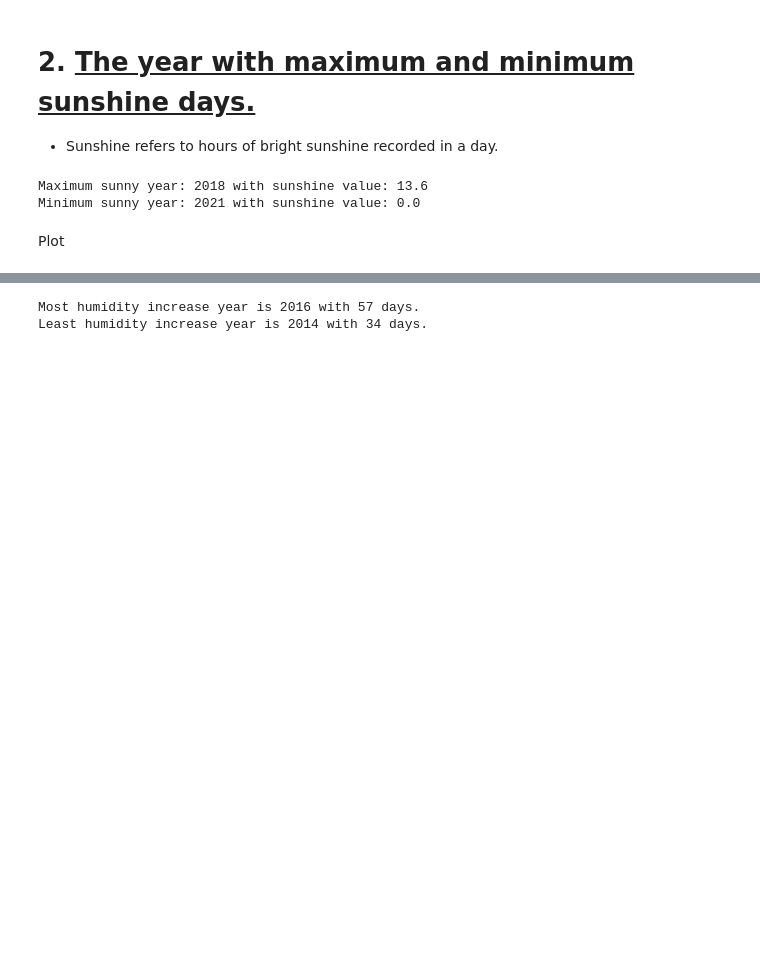
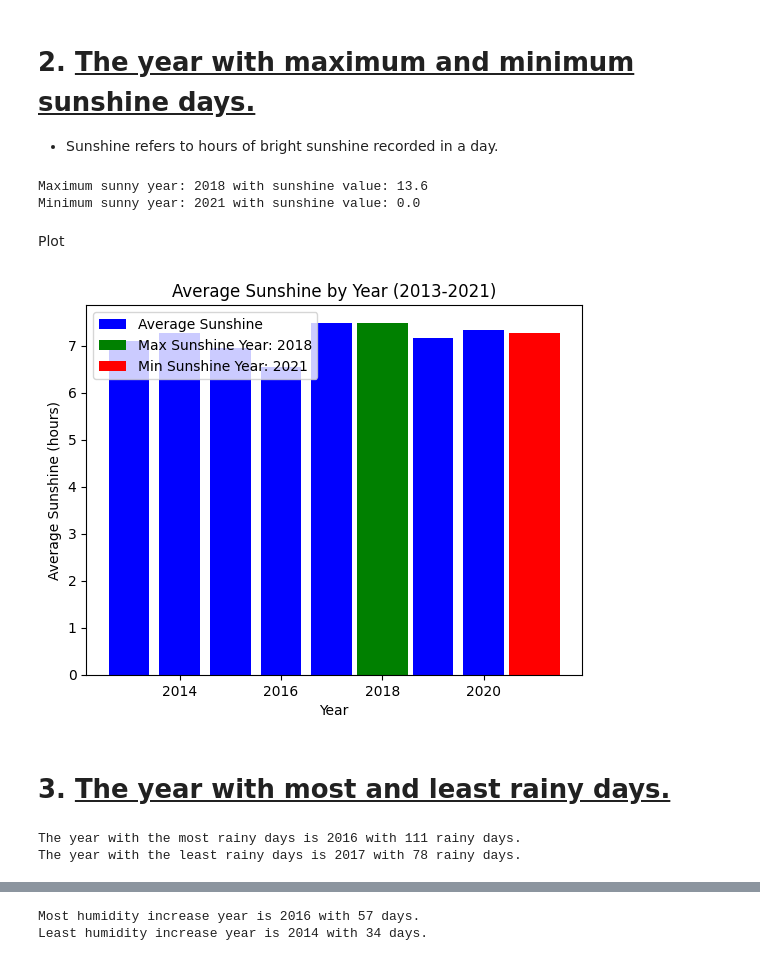
Before and after one commit to SubodhShil/AI-Machine-Learning, a Jupyter notebook: Data Analysis/final_data_analysis.ipynb, the cells around one changed output, grey strips where cells are left out. Cells and saved outputs as stored; diff of their text form; code cells hidden in the pictures; blank space fills up the shorter version.

```diff
--- a/Data Analysis/final_data_analysis.ipynb
+++ b/Data Analysis/final_data_analysis.ipynb
@@ -175,7 +196,12 @@ min_sunshine_val = float('inf')
 max_sunshine_year = 0
 min_sunshine_year = 0
 
+sunshine_data = {}
+
 for i in range(2013, 2022):
+    year_max_sunshine = all_year_df[i]['Sunshine'].mean()
+    sunshine_data[i] = year_max_sunshine
+
     if all_year_df[i]['Sunshine'].max() >= max_sunshine_val:
         max_sunshine_val = all_year_df[i]['Sunshine'].max()
         max_sunshine_year = i
@@ -191,3 +217,45 @@ Maximum sunny year: 2018 with sunshine value: 13.6
 Minimum sunny year: 2021 with sunshine value: 0.0
 # %% [markdown]
 Plot
+# %%
+plt.bar(sunshine_data.keys(), sunshine_data.values(), color='blue', label='Average Sunshine')
+plt.bar(max_sunshine_year, sunshine_data[max_sunshine_year], color='green', label=f'Max Sunshine Year: {max_sunshine_year}', width=1)
+plt.bar(min_sunshine_year, sunshine_data[min_sunshine_year], color='red', label=f'Min Sunshine Year: {min_sunshine_year}', width=1)
+
+plt.title('Average Sunshine by Year (2013-2021)')
+plt.xlabel('Year')
+plt.ylabel('Average Sunshine (hours)')
+plt.legend()
+plt.show()
+# %% [output]
+[figure, added]
+# %% [markdown]
+# 3. <ins>**The year with most and least rainy days.**</ins>
+# %%
+most_rainy_year = 0
+max_rainy_days = 0
+
+least_rainy_year = 0
+min_rainy_days = float('inf')
+
+rainy_days_cnt_data = {}
+
+for year in range(2013, 2022):
+    rainy_days_count = all_year_df[year]['RainToday'].value_counts().get('Yes', 0)
+
+    if rainy_days_count > max_rainy_days:
+        max_rainy_days = rainy_days_count
+        most_rainy_year = year
+
+    if rainy_days_count < min_rainy_days:
+        min_rainy_days = rainy_days_count
+        least_rainy_year = year
+
+    rainy_days_cnt_data[year] = rainy_days_count
+
+print(f"The year with the most rainy days is {most_rainy_year} with {max_rainy_days} rainy days.")
+print(f"The year with the least rainy days is {least_rainy_year} with {min_rainy_days} rainy days.")
+# print(f"2014 rainy day count: {all_year_df[2014]['RainToday'].value_counts().get('Yes', 0)}")
+# %% [output]
+The year with the most rainy days is 2016 with 111 rainy days.
+The year with the least rainy days is 2017 with 78 rainy days.
```
Also changed, not shown: parts of 19 cells of this notebook.
